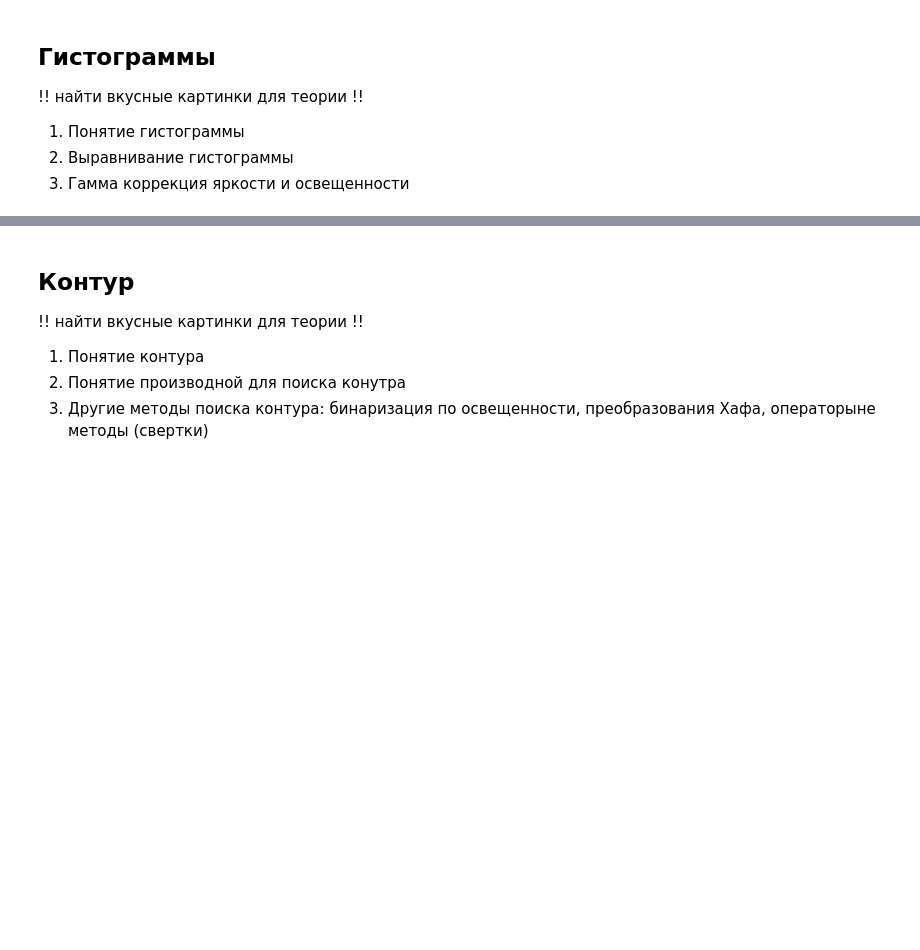
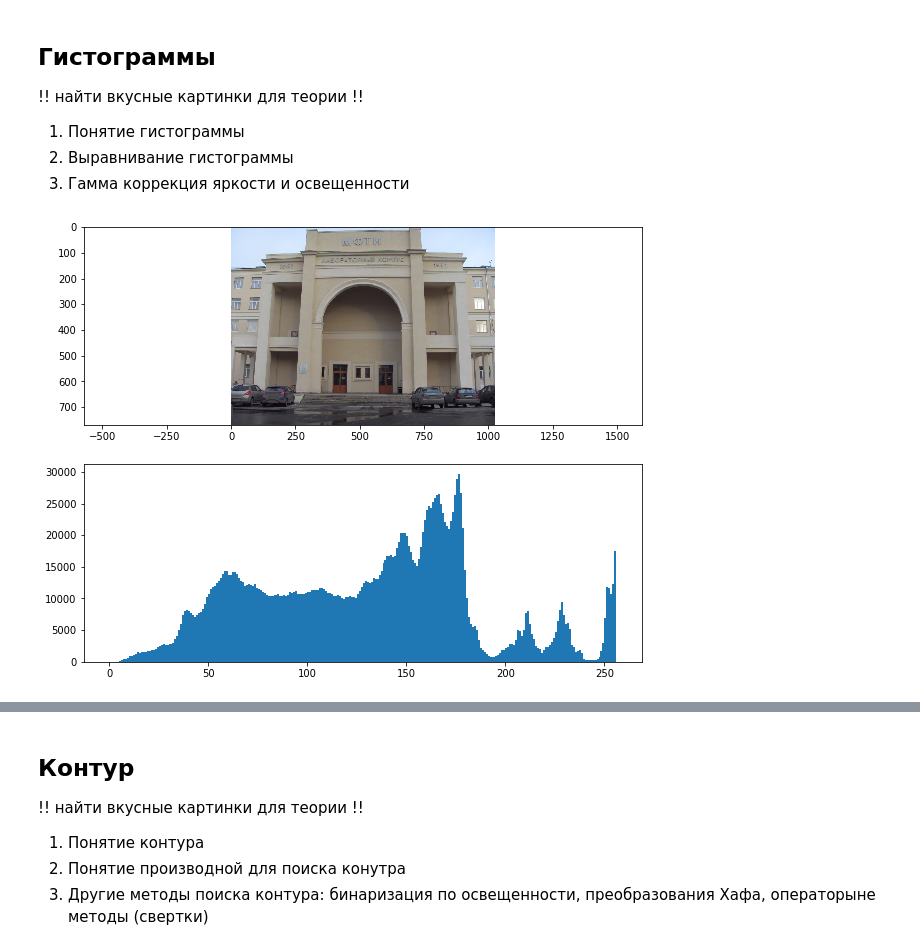
Before and after one commit to Keleas/CV_WOS, a Jupyter notebook: CV_ЗОШ/Lecture 1.ipynb, the cells around one changed output, grey strips where cells are left out. Saved outputs shown, nothing was run; the diff lists cells and outputs as text; code cells hidden in the pictures; blank space fills up the shorter version.

```diff
--- a/CV_ЗОШ/Lecture 1.ipynb
+++ b/CV_ЗОШ/Lecture 1.ipynb
@@ -324,3 +344,15 @@ len(list(dst[dst==255]))
 1. Понятие гистограммы
 2. Выравнивание гистограммы
 3. Гамма коррекция яркости и освещенности
+# %%
+img = cv2.imread('img\\lk.jpg')
+## для отрисовки в pyplot
+img = cv2.cvtColor(img, cv2.COLOR_BGR2RGB)
+#img = cv2.cvtColor(img, cv2.COLOR_RGB2GRAY)
+# %%
+fig, m_axs = plt.subplots(2, 1, figsize=(10, 8))
+m_axs[0].axis('equal')
+m_axs[0].imshow(img)
+m_axs[1].hist(img.ravel(), 256, [0,256]);
+# %% [output]
+[figure, added]
```
Also changed, not shown: parts of 9 cells of this notebook.
